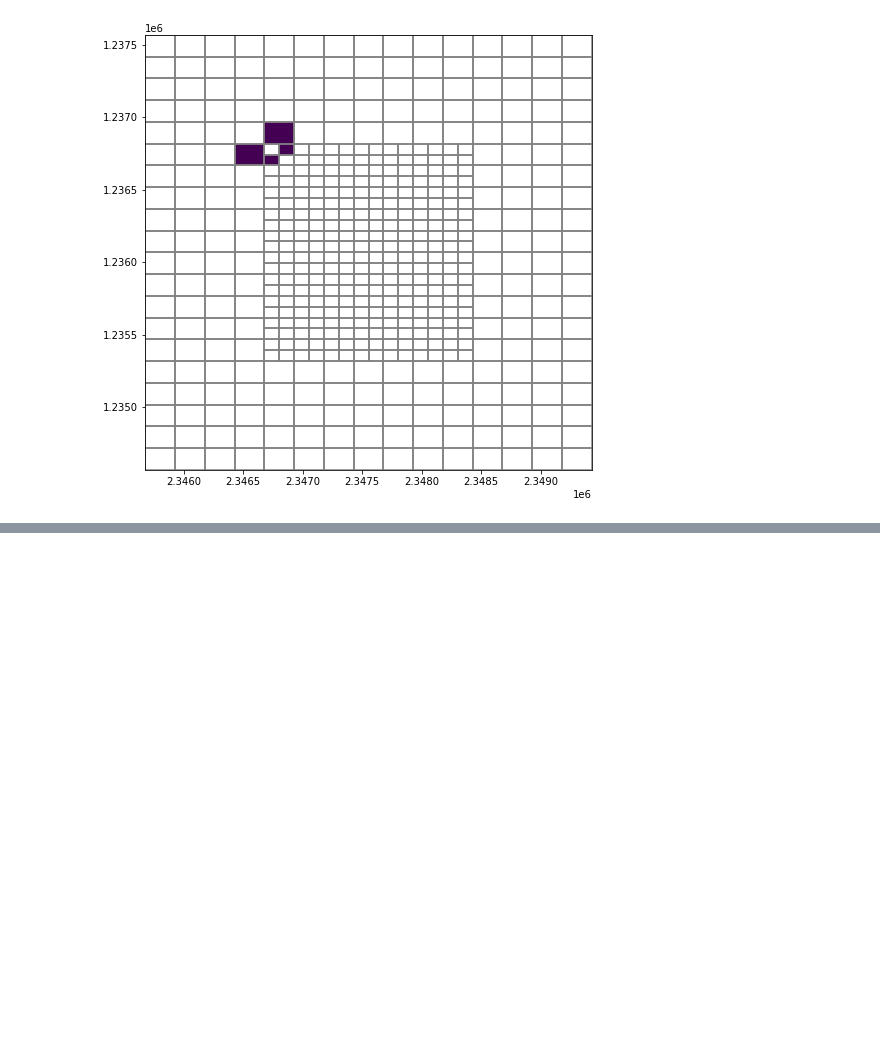
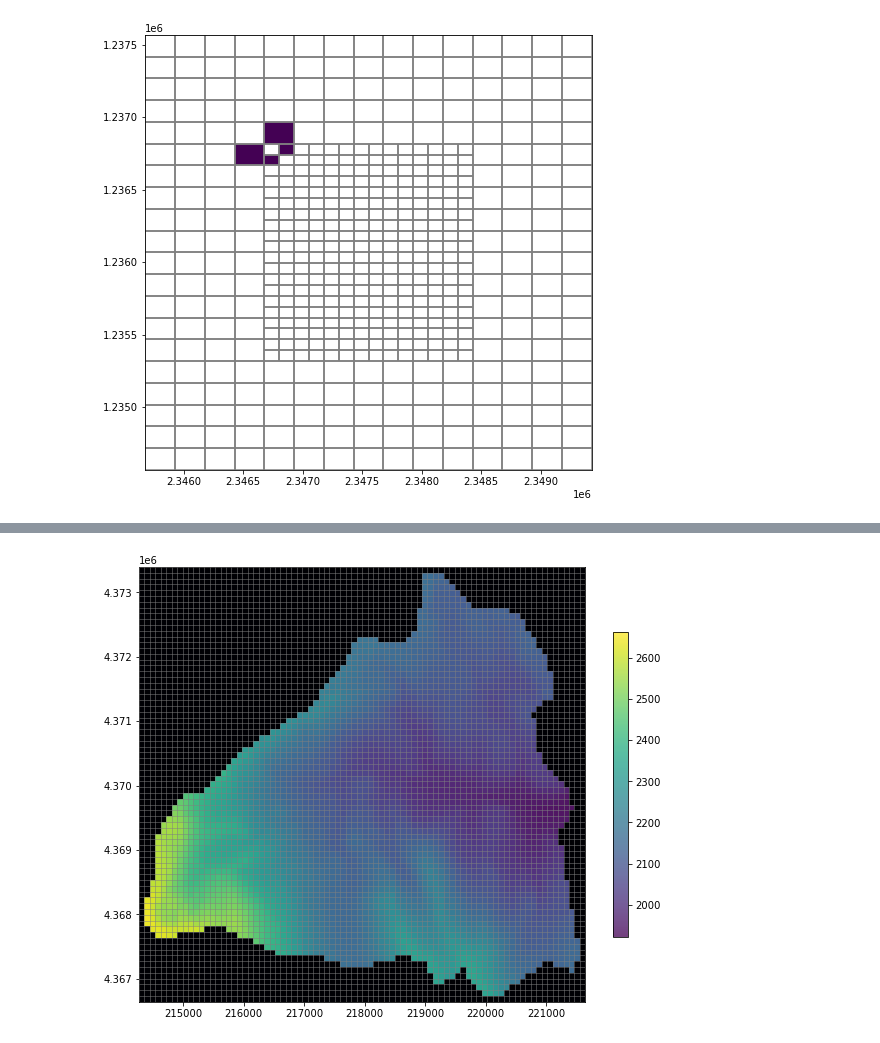
Before and after one commit to DOI-USGS/python-for-hydrology, a Jupyter notebook: notebooks/part1_flopy/Modelgrid and intersection.ipynb, the cells around one changed output, grey strips where cells are left out. Drawn from its saved outputs; the diff is of its cells as text; code cells hidden in the pictures; blank space fills up the shorter version.

```diff
--- a/notebooks/part1_flopy/Modelgrid and intersection.ipynb
+++ b/notebooks/part1_flopy/Modelgrid and intersection.ipynb
@@ -282,0 +404,4 @@ pmv.plot_array(arr, masked_values=[0,]);
+# %%
+dem_file = os.path.join(data_path, "dem_30m.img")
+
+raster = Raster.load(dem_file)
@@ -282,0 +412,10 @@ pmv.plot_array(arr, masked_values=[0,]);
+# %%
+# let's get the nearest neighbor elevations
+dem_data = raster.resample_to_grid(
+    modelgrid,
+    band=raster.bands[0],
+    method="nearest",
+    multithread=True,
+    thread_pool=12
+)
+dem_data
@@ -282,0 +436,11 @@ pmv.plot_array(arr, masked_values=[0,]);
+# %%
+# Now let's plot it up and see what we have
+fig, ax = plt.subplots(figsize=(10, 8))
+pmv = flopy.plot.PlotMapView(ax=ax, modelgrid=modelgrid)
+
+pmv.plot_grid(lw=0.5, zorder=3)
+pc = pmv.plot_array(dem_data, alpha=0.75, zorder=1)
+pmv.plot_array(ibound, masked_values=[1], cmap="magma", zorder=2)
+plt.colorbar(pc, shrink=0.7);
+# %% [output]
+[figure, added]
```
Also changed, not shown: parts of 28 cells of this notebook, 9 other files.
